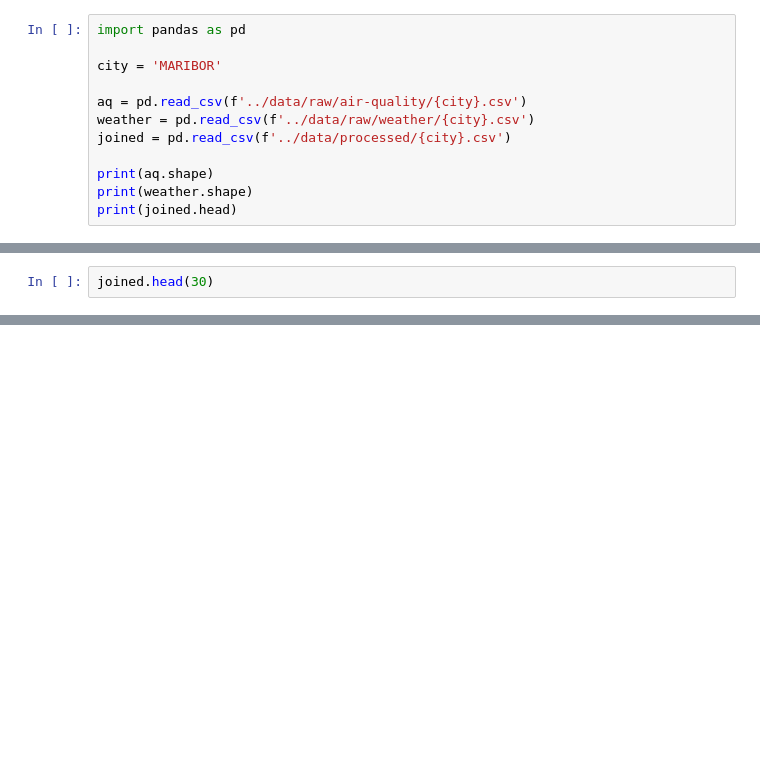
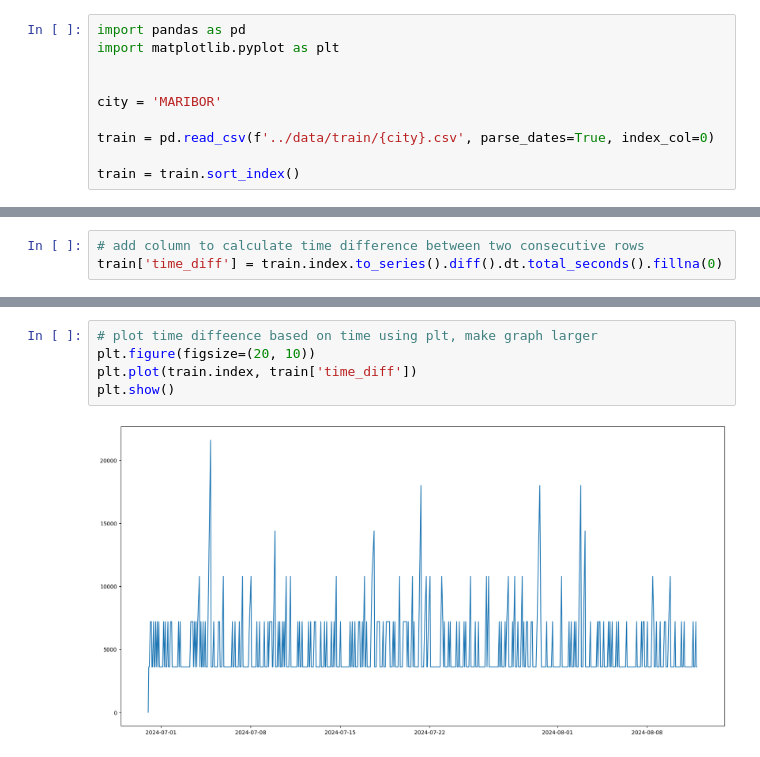
Before and after one commit to sustertine/iis-projekt, a Jupyter notebook: notebooks/manual_testing.ipynb, the cells around one changed output, grey strips where cells are left out. Cells and saved outputs as stored; diff of their text form; blank space fills up the shorter version.

```diff
--- a/notebooks/manual_testing.ipynb
+++ b/notebooks/manual_testing.ipynb
@@ -1,12 +1,10 @@
 # %%
 import pandas as pd
+import matplotlib.pyplot as plt
+
 
 city = 'MARIBOR'
 
-aq = pd.read_csv(f'../data/raw/air-quality/{city}.csv')
-weather = pd.read_csv(f'../data/raw/weather/{city}.csv')
-joined = pd.read_csv(f'../data/processed/{city}.csv')
+train = pd.read_csv(f'../data/train/{city}.csv', parse_dates=True, index_col=0)
 
-print(aq.shape)
-print(weather.shape)
-print(joined.head)
+train = train.sort_index()
@@ -17,2 +11,3 @@ print(joined.head)
 # %%
-joined.head(30)
+# add column to calculate time difference between two consecutive rows
+train['time_diff'] = train.index.to_series().diff().dt.total_seconds().fillna(0)
@@ -36,0 +14,7 @@ joined.head(30)
+# %%
+# plot time diffeence based on time using plt, make graph larger
+plt.figure(figsize=(20, 10))
+plt.plot(train.index, train['time_diff'])
+plt.show()
+# %% [output]
+[figure, added]
```
Also changed, not shown: parts of 8 cells of this notebook, 38 other files.
